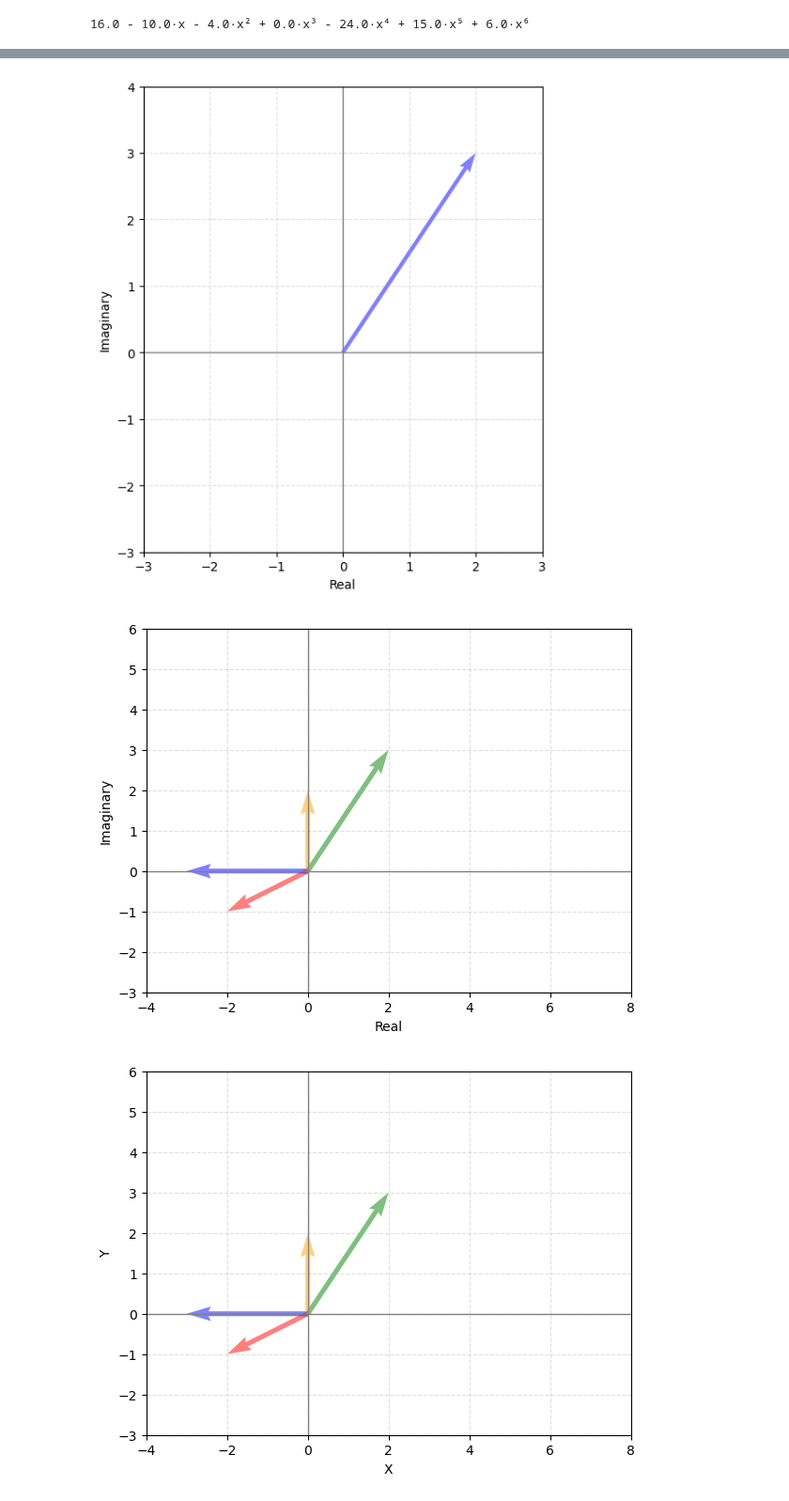
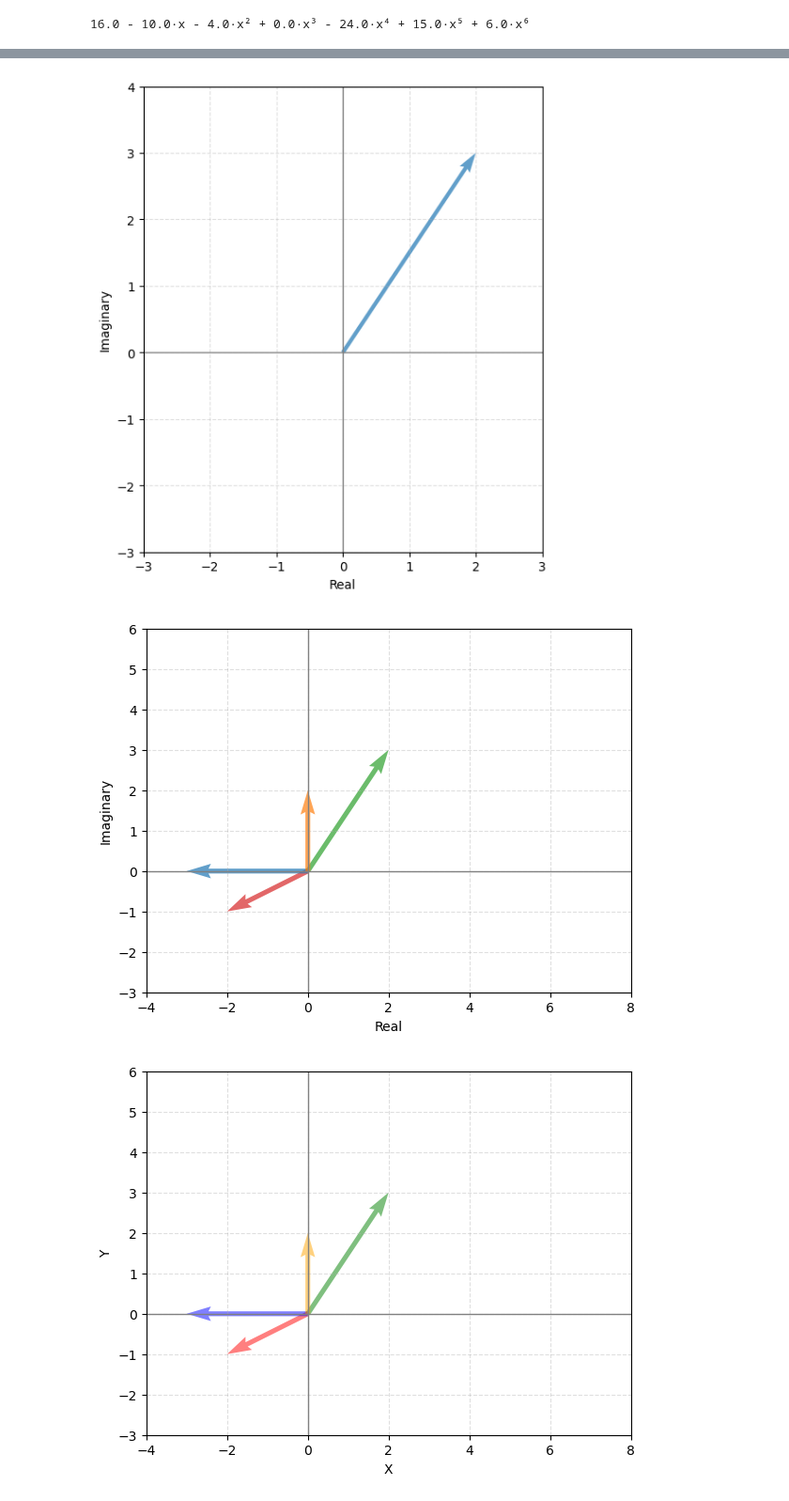
Before and after one commit to tproykov/MathsForDevelopers, a Jupyter notebook: 02.BasicAlgebra/BasicAlgebra.ipynb, the cells around one changed output, grey strips where cells are left out. Shown at 94% size. Drawn from its saved outputs; the diff is of its cells as text; code cells hidden in the pictures.

```diff
--- a/02.BasicAlgebra/BasicAlgebra.ipynb
+++ b/02.BasicAlgebra/BasicAlgebra.ipynb
@@ -32,0 +89,29 @@ polynomial_sum(5)
+# %%
+# Define circle parameters
+r = 1  # Radius
+phi = np.linspace(0, 2 * np.pi, 1000)  # Angle (full circle)
+
+# Calculate Cartesian coordinates
+x = r * np.cos(phi)
+y = r * np.sin(phi)
+
+# Create subplots to show both Cartesian and polar plots
+fig, (ax1, ax2) = plt.subplots(1, 2, figsize=(12, 5))
+
+# Cartesian plot
+ax1.plot(x, y, 'tab:blue', linewidth=2)
+ax1.set_aspect("equal")
+ax1.grid(True, alpha=0.3)
+ax1.set_title('Cartesian Plot')
+ax1.set_xlabel('x')
+ax1.set_ylabel('y')
+
+# Polar plot - need array of r values matching phi
+r_array = np.ones_like(phi) * r  # Array of 1's with same length as phi
+ax2 = plt.subplot(122, projection='polar')
+ax2.plot(phi, r_array, 'tab:red', linewidth=2)
+ax2.set_title('Polar Plot')
+ax2.grid(True, alpha=0.3)
+
+plt.tight_layout()
+plt.show()
@@ -41,36 +128,36 @@ def plot_complex_number(z):
     ax.axvline(0, color='gray', lw=1)
     ax.quiver(0,                        # x start coordinate
               0,                        # y start coordinate
                                         # - define the arrow's direction and length -
               z.real,                   # x end coordinate
               z.imag,                   # y coordinate
                                         # --- OPTIONAL parameters ---
               angles="xy",              # (string) determines how angles are specified: 'xy' or 'uv'
               scale = 1,                # (float) scales the length of the arror
               scale_units="xy",         # (string) defines the units for the scale parameter; 'xy' - proper aspect ratio
               # units                   # (string) affects arrow scaling
               width = 0.01,             # (float) shaft width of the arror as a fraction of the plot width
               headwidth = 3,            # (float) as a multiple of the shaft width
               headlength = 5,           # (float) as a multiple of the shaft width
               # headaxislength          # (float) at the top as a multiple of the shaft width
-              color = 'b',              # Color specification for the arrows; can be a signle color or an array of colors
+              color = 'tab:blue',              # Color specification for the arrows; can be a signle color or an array of colors
               # pivot = 'tail',         # (string) part of the arrow that is anchored to the x, y grid: tail, mid, tip
-              alpha = 0.5               # (float) transparency level between 0 (transparent) and 1
+              alpha = 0.7               # (float) transparency level between 0 (transparent) and 1
              )
 
     ax.set_xticks(range(-3, 4))
     ax.set_yticks(range(-3, 5))
     ax.set_xlabel('Real')
     ax.set_ylabel('Imaginary')
     ax.grid(True, linestyle='--', alpha=0.4)
     ax.set_aspect('equal')
 
     plt.tight_layout()
     plt.show()
 
 plot_complex_number(2 + 3j)
 # %% [output]
-[figure, old version]
+[figure, new version]
 # %%
 def plot_complex_numbers(numbers, colors):
     """
@@ -99,7 +186,7 @@ def plot_complex_numbers(numbers, colors):
               # headaxislength          # (float) at the top as a multiple of the shaft width
               color = colors,           # Color specification for the arrows; can be a signle color or an array of colors
               # pivot = 'tail',         # (string) part of the arrow that is anchored to the x, y grid: tail, mid, tip
-              alpha = 0.5               # (float) transparency level between 0 (transparent) and 1
+              alpha = 0.7               # (float) transparency level between 0 (transparent) and 1
              )
 
     ax.set_xlim(-4, 8)
@@ -113,9 +200,9 @@ def plot_complex_numbers(numbers, colors):
     plt.tight_layout()
     plt.show()
 
-plot_complex_numbers([2 + 3j, -2 - 1j, -3, 2j], ["green", "red", "blue", "orange"])
+plot_complex_numbers([2 + 3j, -2 - 1j, -3, 2j], ["tab:green", "tab:red", "tab:blue", "tab:orange"])
 # %% [output]
-[figure, old version]
+[figure, new version]
 # %%
 def plot_vectors(vectors, colors):
     """
```
Also changed, not shown: parts of 17 cells of this notebook, 2 other files.
